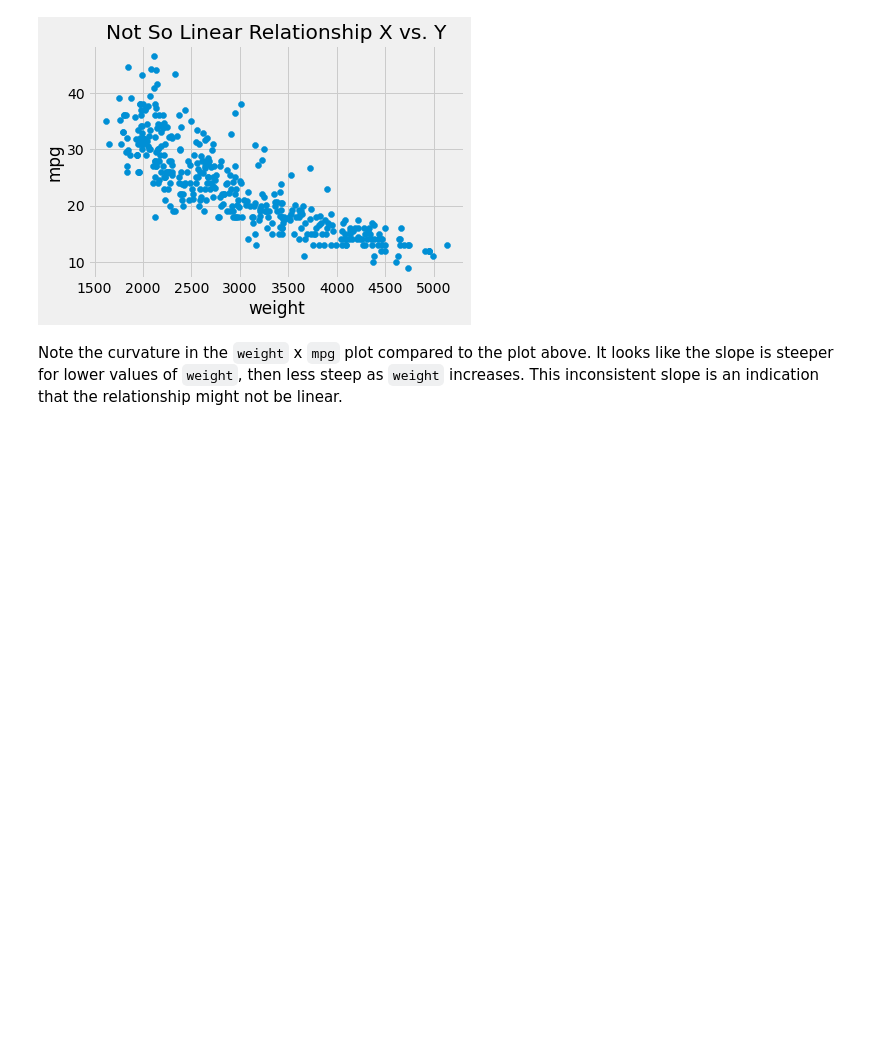
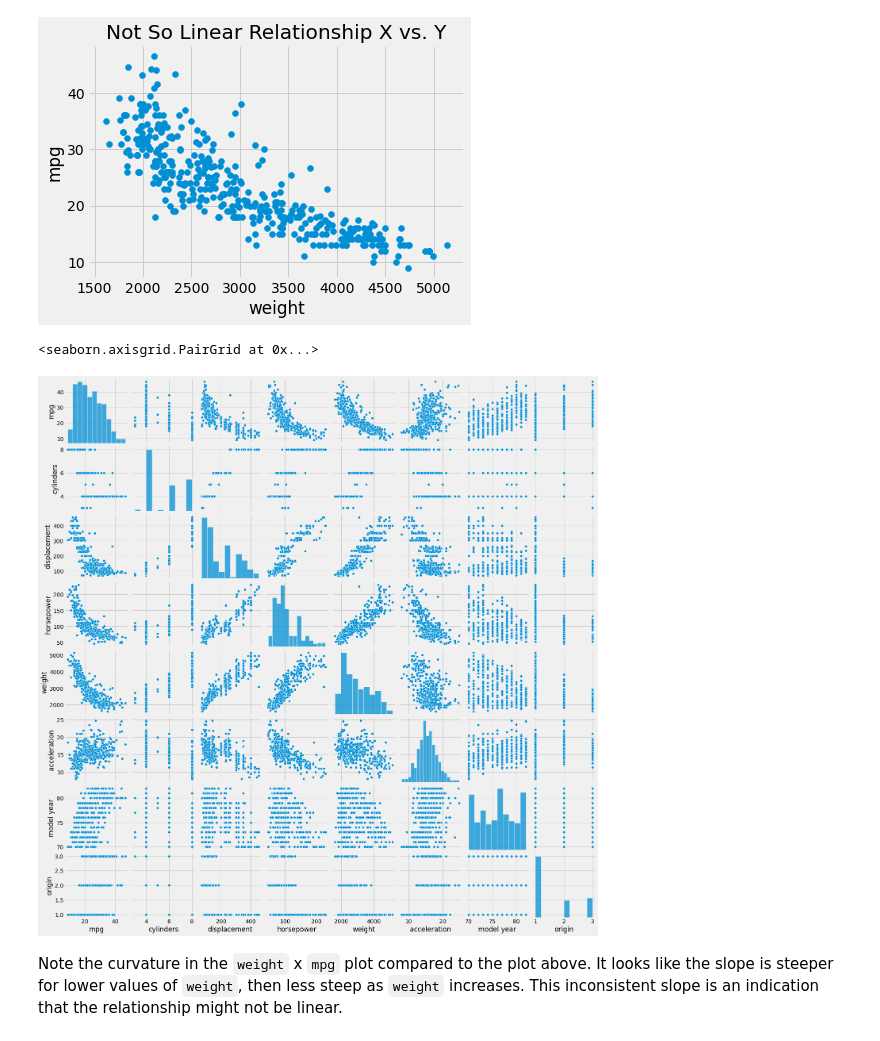
Before and after one commit to GraceMwende/PHASE_2-MS_DS, a Jupyter notebook: Flatiron/week5/The Linearity Assumption.ipynb, the cells around one changed output. Saved outputs shown, nothing was run; the diff lists cells and outputs as text; code cells hidden in the pictures; blank space fills up the shorter version.

```diff
--- a/Flatiron/week5/The Linearity Assumption.ipynb
+++ b/Flatiron/week5/The Linearity Assumption.ipynb
@@ -78,6 +78,12 @@ np.corrcoef(x,y)[0,1]
 # %% [output]
 -0.8322442148315754
 [figure]
+# %%
+import seaborn as sns
+sns.pairplot(data)
+# %% [output]
+<seaborn.axisgrid.PairGrid at 0x...>
+[figure, added]
 # %% [markdown]
 Note the curvature in the `weight` x `mpg` plot compared to the plot above. It looks like the slope is steeper for lower values of `weight`, then less steep as `weight` increases. This inconsistent slope is an indication that the relationship might not be linear.
 # %% [markdown]
```
Also changed, not shown: parts of 3 cells of this notebook, 8 other files.
